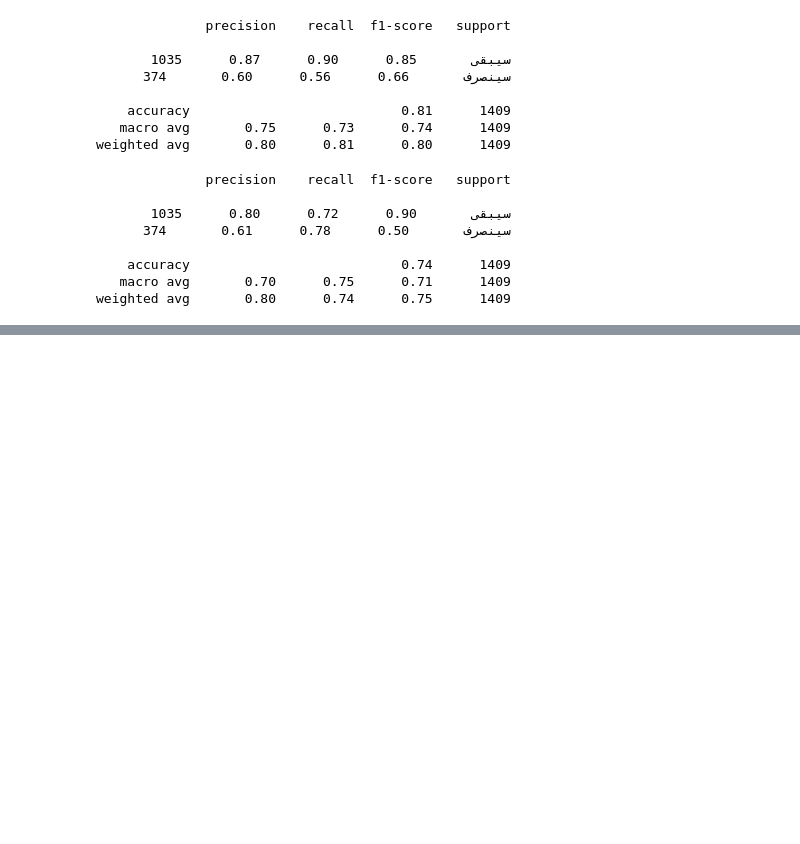
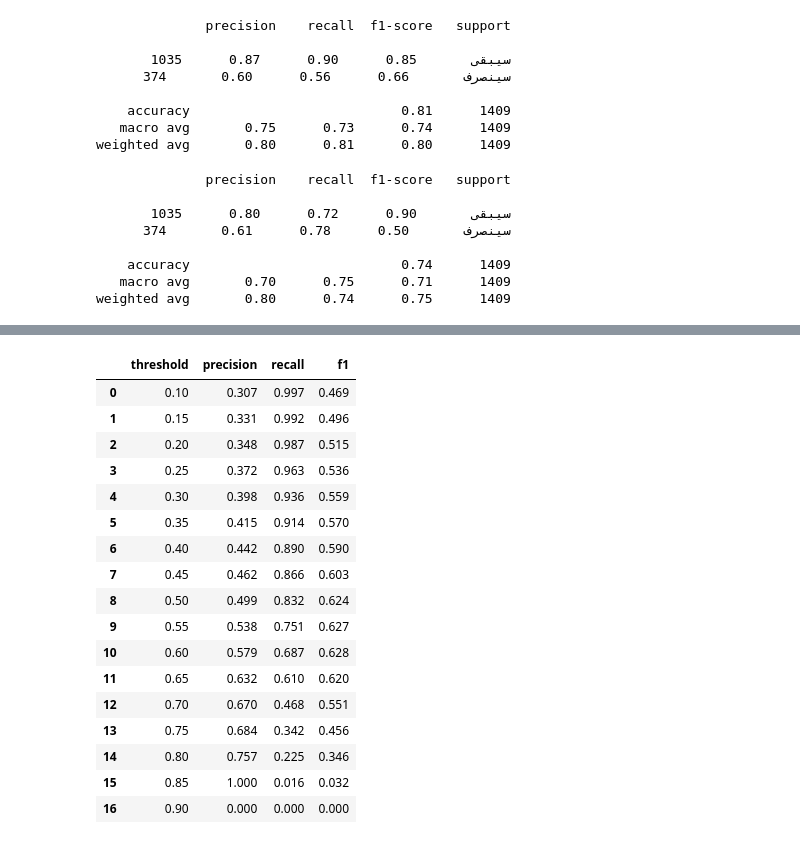
Before and after one commit to ahmedDTA/telco-churn-prediction, a Jupyter notebook: test.ipynb, the cells around one changed output, grey strips where cells are left out. Drawn from its saved outputs; the diff is of its cells as text; code cells hidden in the pictures; blank space fills up the shorter version.

```diff
--- a/test.ipynb
+++ b/test.ipynb
@@ -473,0 +618,37 @@ weighted avg       0.80      0.74      0.75      1409
+# %%
+from sklearn.metrics import precision_score, f1_score
+
+y_proba = best_rf.predict_proba(X_test_s)[:, 1]
+
+thresholds = np.arange(0.1, 0.95, 0.05)
+rows = []
+for t in thresholds:
+    preds = (y_proba >= t).astype(int)
+    rows.append({
+        "threshold": round(t, 2),
+        "precision": round(precision_score(y_test, preds), 3),
+        "recall": round(recall_score(y_test, preds), 3),
+        "f1": round(f1_score(y_test, preds), 3),
+    })
+
+threshold_df = pd.DataFrame(rows)
+threshold_df
+# %% [output]
+|  | threshold | precision | recall | f1 |
+| 0 | 0.10 | 0.307 | 0.997 | 0.469 |
+| 1 | 0.15 | 0.331 | 0.992 | 0.496 |
+| 2 | 0.20 | 0.348 | 0.987 | 0.515 |
+| 3 | 0.25 | 0.372 | 0.963 | 0.536 |
+| 4 | 0.30 | 0.398 | 0.936 | 0.559 |
+| 5 | 0.35 | 0.415 | 0.914 | 0.570 |
+| 6 | 0.40 | 0.442 | 0.890 | 0.590 |
+| 7 | 0.45 | 0.462 | 0.866 | 0.603 |
+| 8 | 0.50 | 0.499 | 0.832 | 0.624 |
+| 9 | 0.55 | 0.538 | 0.751 | 0.627 |
+| 10 | 0.60 | 0.579 | 0.687 | 0.628 |
+| 11 | 0.65 | 0.632 | 0.610 | 0.620 |
+| 12 | 0.70 | 0.670 | 0.468 | 0.551 |
+| 13 | 0.75 | 0.684 | 0.342 | 0.456 |
+| 14 | 0.80 | 0.757 | 0.225 | 0.346 |
+| 15 | 0.85 | 1.000 | 0.016 | 0.032 |
+| 16 | 0.90 | 0.000 | 0.000 | 0.000 |
```
Also changed, not shown: parts of 35 cells of this notebook, 1 other file.
